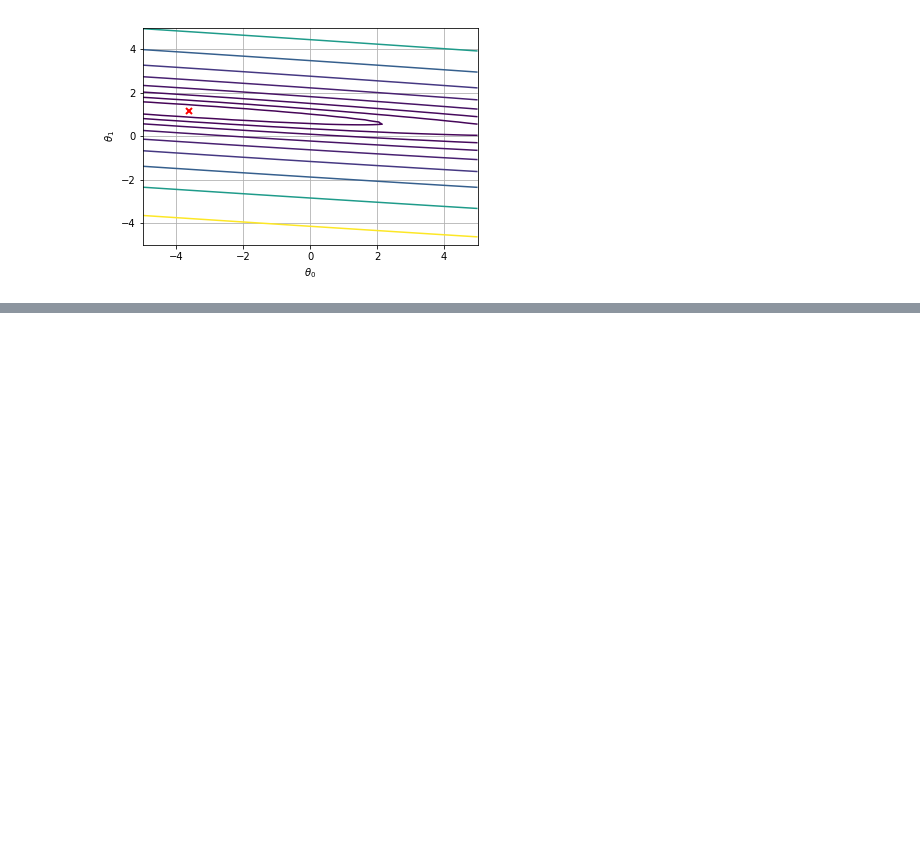
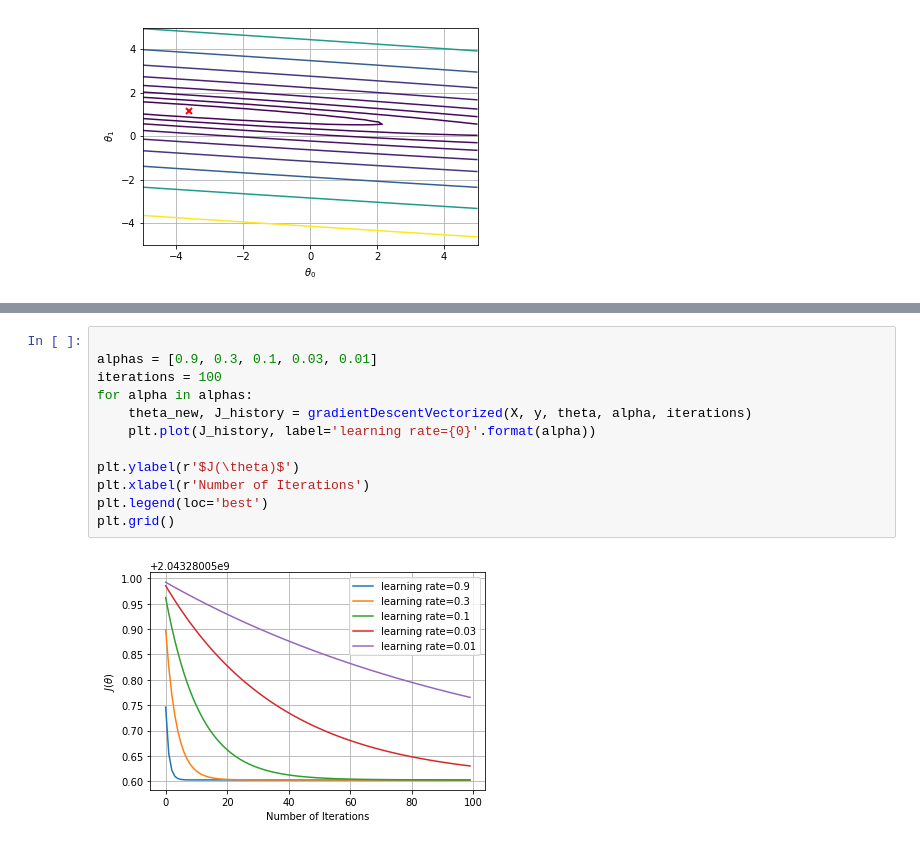
Before and after one commit to AnelMusic/Machine-Learning-Jupyter-Notebook, a Jupyter notebook: ML_Notebooks/LinerRegression/ML_LinearRegression.ipynb, the cells around one changed output, grey strips where cells are left out. Drawn from its saved outputs; the diff is of its cells as text; blank space fills up the shorter version.

```diff
--- a/ML_Notebooks/LinerRegression/ML_LinearRegression.ipynb
+++ b/ML_Notebooks/LinerRegression/ML_LinearRegression.ipynb
@@ -233,0 +390,14 @@ plt.show()
+# %%
+
+alphas = [0.9, 0.3, 0.1, 0.03, 0.01]
+iterations = 100
+for alpha in alphas:
+    theta_new, J_history = gradientDescentVectorized(X, y, theta, alpha, iterations)
+    plt.plot(J_history, label='learning rate={0}'.format(alpha))
+
+plt.ylabel(r'$J(\theta)$')
+plt.xlabel(r'Number of Iterations')
+plt.legend(loc='best')
+plt.grid()
+# %% [output]
+[figure, added]
```
Also changed, not shown: parts of 29 cells of this notebook.
